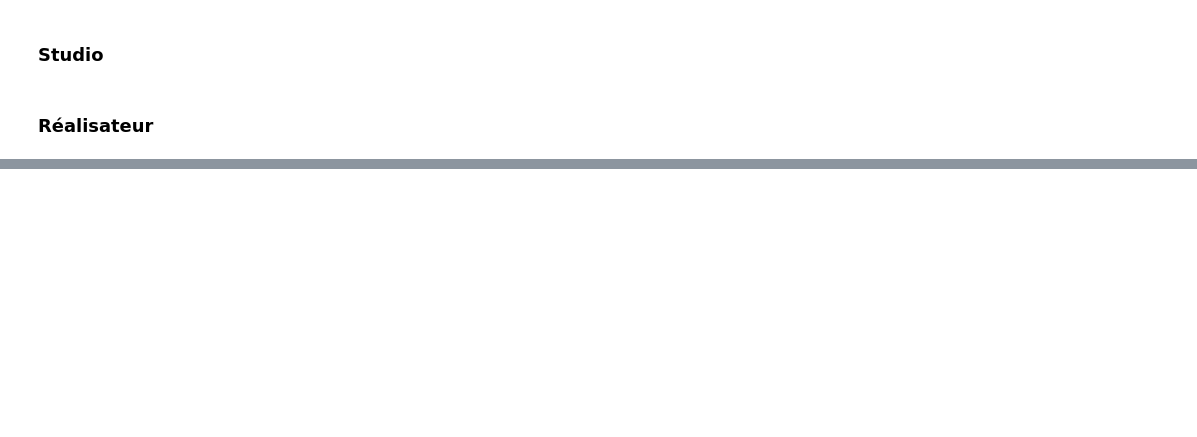
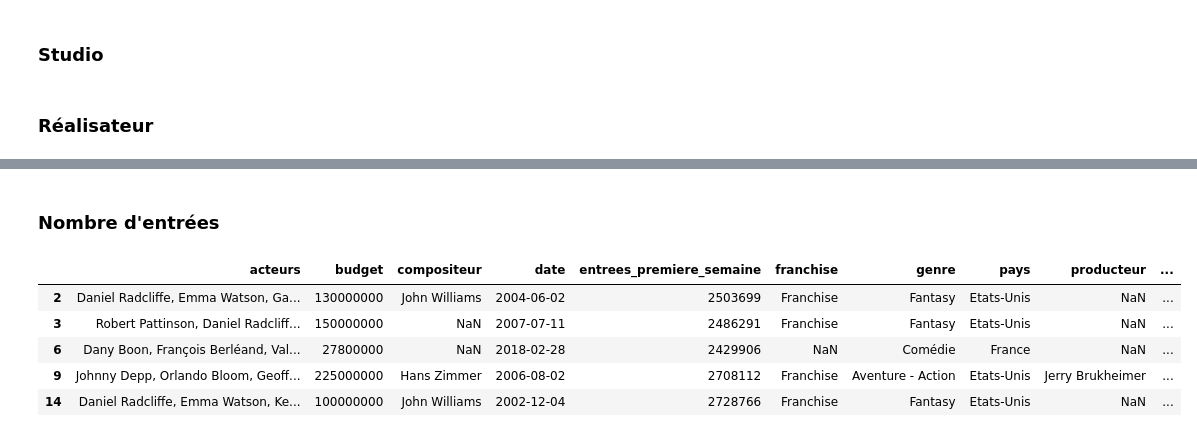
Before and after one commit to cjulliar/Movie_Popularity_Prediction, a Jupyter notebook: scrapper/cleanMovieSet.ipynb, the cells around one changed output, grey strips where cells are left out. Cells and saved outputs as stored; diff of their text form; code cells hidden in the pictures; blank space fills up the shorter version.

```diff
--- a/scrapper/cleanMovieSet.ipynb
+++ b/scrapper/cleanMovieSet.ipynb
@@ -74,0 +103,13 @@ movies_data_cleaned.head(5)
+# %% [markdown]
+### Nombre d'entrées
+# %%
+movies_data_cleaned['entrees_premiere_semaine'] = movies_data_cleaned['entrees_premiere_semaine'].str.replace(' ', '').astype(int)
+
+movies_data_cleaned.head()
+# %% [output]
+|  | acteurs | budget | compositeur | date | entrees_premiere_semaine | franchise | genre | pays | producteur | ... |
+| 2 | Daniel Radcliffe, Emma Watson, Ga... | 130000000 | John Williams | 2004-06-02 | 2503699 | Franchise | Fantasy | Etats-Unis | NaN | ... |
+| 3 | Robert Pattinson, Daniel Radcliff... | 150000000 | NaN | 2007-07-11 | 2486291 | Franchise | Fantasy | Etats-Unis | NaN | ... |
+| 6 | Dany Boon, François Berléand, Val... | 27800000 | NaN | 2018-02-28 | 2429906 | NaN | Comédie | France | NaN | ... |
+| 9 | Johnny Depp, Orlando Bloom, Geoff... | 225000000 | Hans Zimmer | 2006-08-02 | 2708112 | Franchise | Aventure - Action | Etats-Unis | Jerry Brukheimer | ... |
+| 14 | Daniel Radcliffe, Emma Watson, Ke... | 100000000 | John Williams | 2002-12-04 | 2728766 | Franchise | Fantasy | Etats-Unis | NaN | ... |
```
Also changed, not shown: parts of 6 cells of this notebook.
